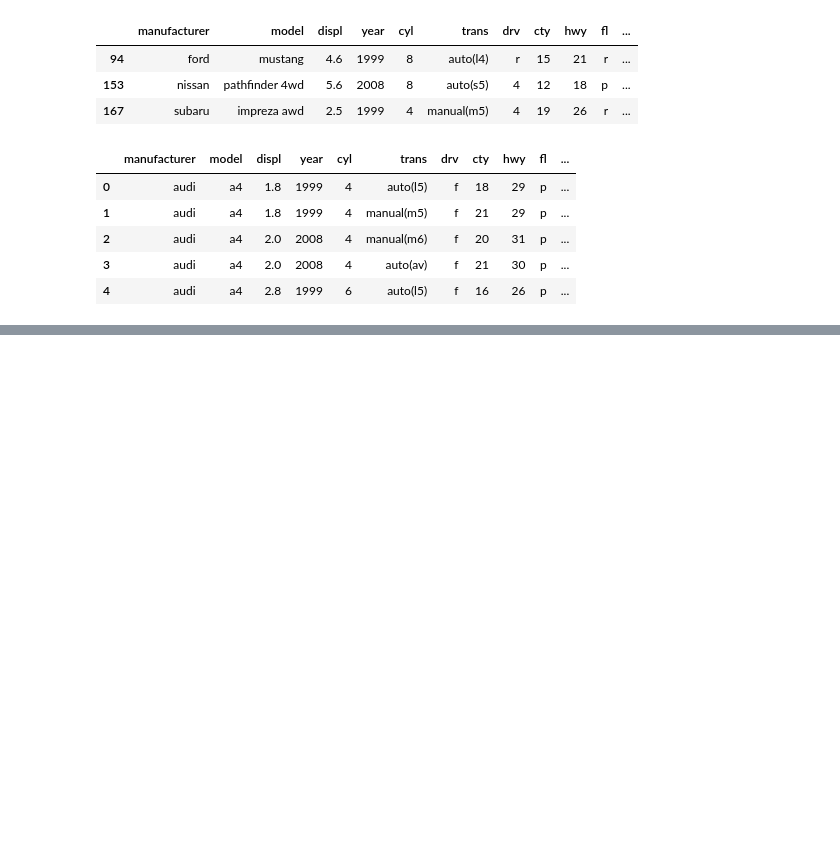
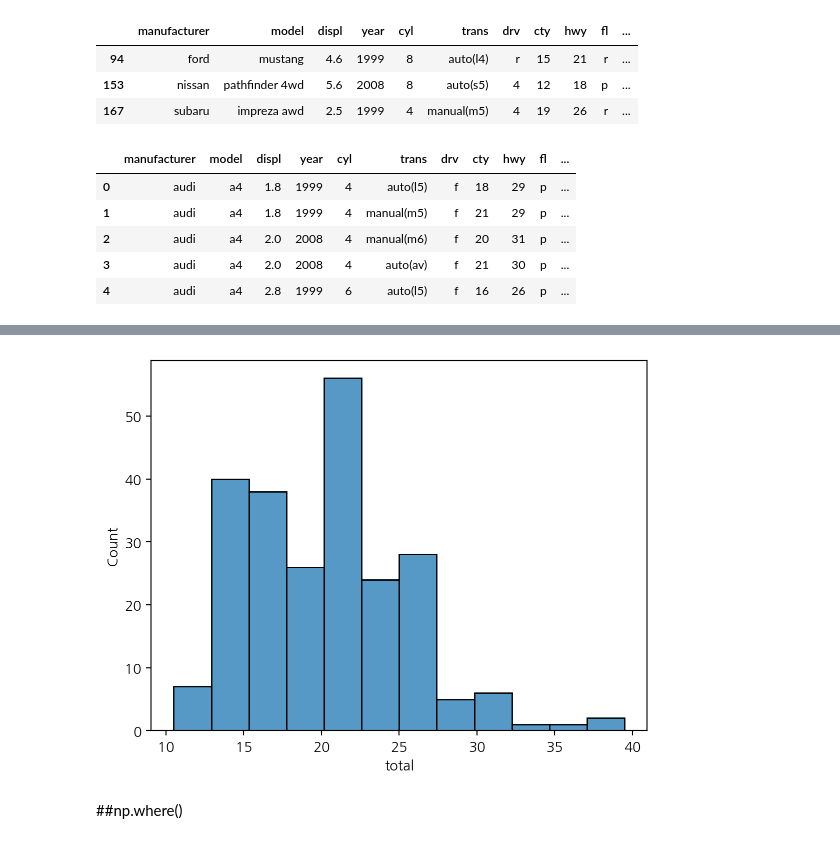
Before and after one commit to jinsumin81/2025-1-myclass-BDA, a Jupyter notebook: inclass/05w_A_mon_0407_easy_ch05_06.ipynb, the cells around one changed output, grey strips where cells are left out. Cells and saved outputs as stored; diff of their text form; code cells hidden in the pictures; blank space fills up the shorter version.

```diff
--- a/inclass/05w_A_mon_0407_easy_ch05_06.ipynb
+++ b/inclass/05w_A_mon_0407_easy_ch05_06.ipynb
@@ -188,0 +269,8 @@ mpg.head()
+# %%
+import seaborn as sns
+
+sns.histplot(mpg, x="total");
+# %% [output]
+[figure, added]
+# %% [markdown]
+##np.where()
```
Also changed, not shown: parts of 104 cells of this notebook.
